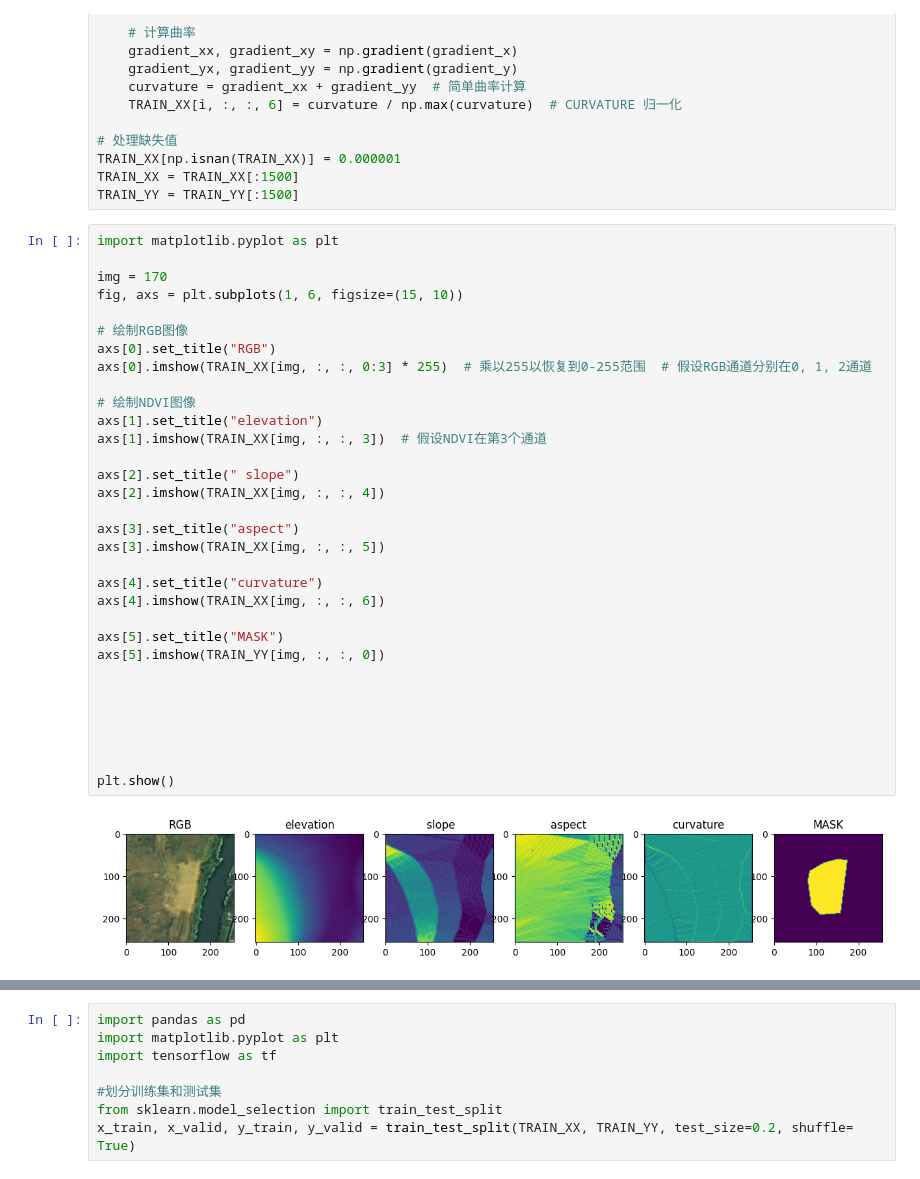
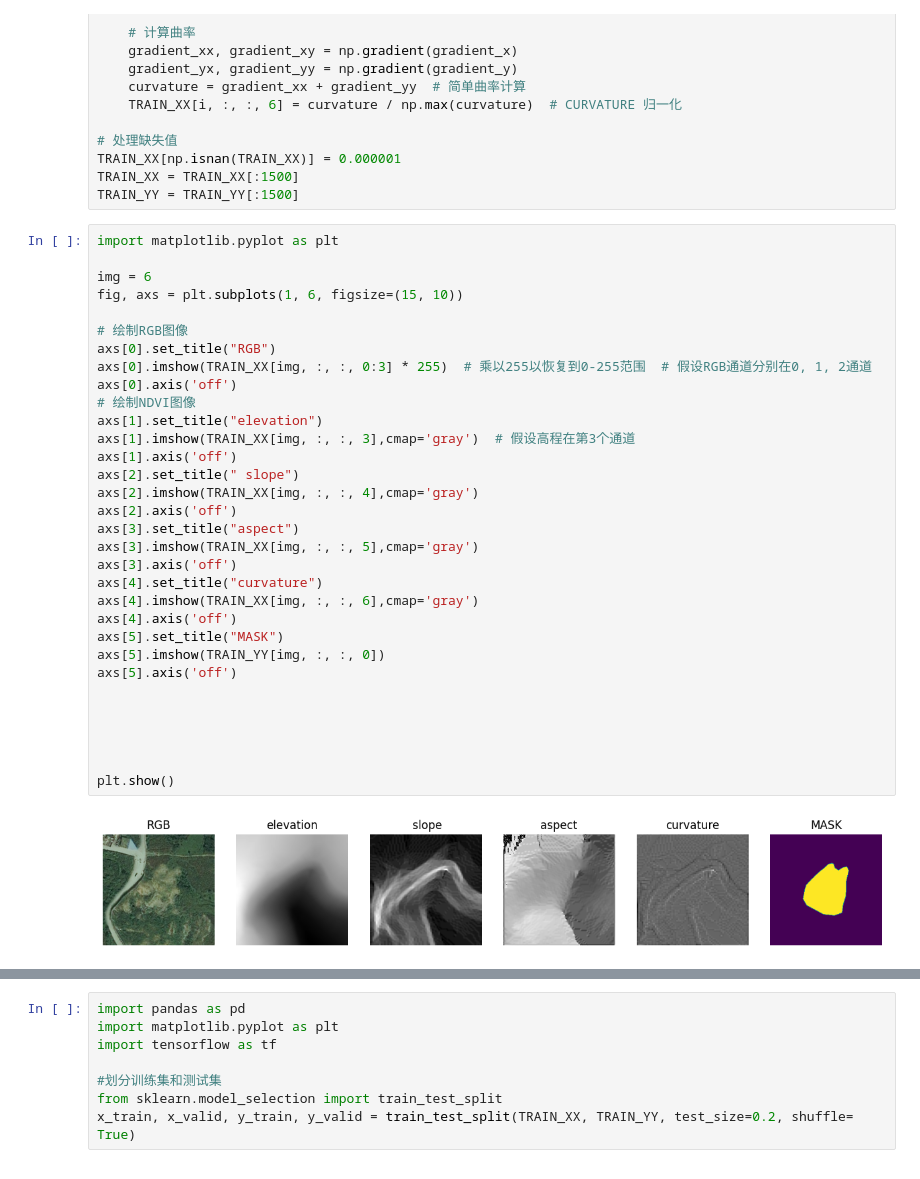
Before and after one commit to cdzzprog/npro, a Jupyter notebook: test.ipynb, the cells around one changed output, grey strips where cells are left out. Cells and saved outputs as stored; diff of their text form.

```diff
--- a/test.ipynb
+++ b/test.ipynb
@@ -2134,34 +2134,34 @@ TRAIN_YY = TRAIN_YY[:1500]
 # %%
 import matplotlib.pyplot as plt
 
-img = 170
+img = 6
 fig, axs = plt.subplots(1, 6, figsize=(15, 10))
 
 # 绘制RGB图像
 axs[0].set_title("RGB")
 axs[0].imshow(TRAIN_XX[img, :, :, 0:3] * 255)  # 乘以255以恢复到0-255范围  # 假设RGB通道分别在0, 1, 2通道
-
+axs[0].axis('off')
 # 绘制NDVI图像
 axs[1].set_title("elevation")
-axs[1].imshow(TRAIN_XX[img, :, :, 3])  # 假设NDVI在第3个通道
-
+axs[1].imshow(TRAIN_XX[img, :, :, 3],cmap='gray')  # 假设高程在第3个通道
+axs[1].axis('off')
 axs[2].set_title(" slope")
-axs[2].imshow(TRAIN_XX[img, :, :, 4])
-
+axs[2].imshow(TRAIN_XX[img, :, :, 4],cmap='gray')
+axs[2].axis('off')
 axs[3].set_title("aspect")
-axs[3].imshow(TRAIN_XX[img, :, :, 5])
-
+axs[3].imshow(TRAIN_XX[img, :, :, 5],cmap='gray')
+axs[3].axis('off')
 axs[4].set_title("curvature")
-axs[4].imshow(TRAIN_XX[img, :, :, 6])
-
+axs[4].imshow(TRAIN_XX[img, :, :, 6],cmap='gray')
+axs[4].axis('off')
 axs[5].set_title("MASK")
 axs[5].imshow(TRAIN_YY[img, :, :, 0])
-
+axs[5].axis('off')
 
 
 
 
 
 plt.show()
 # %% [output]
-[figure, old version]
+[figure, new version]
```
Also changed, not shown: parts of 1 cell of this notebook, 10 other files.
